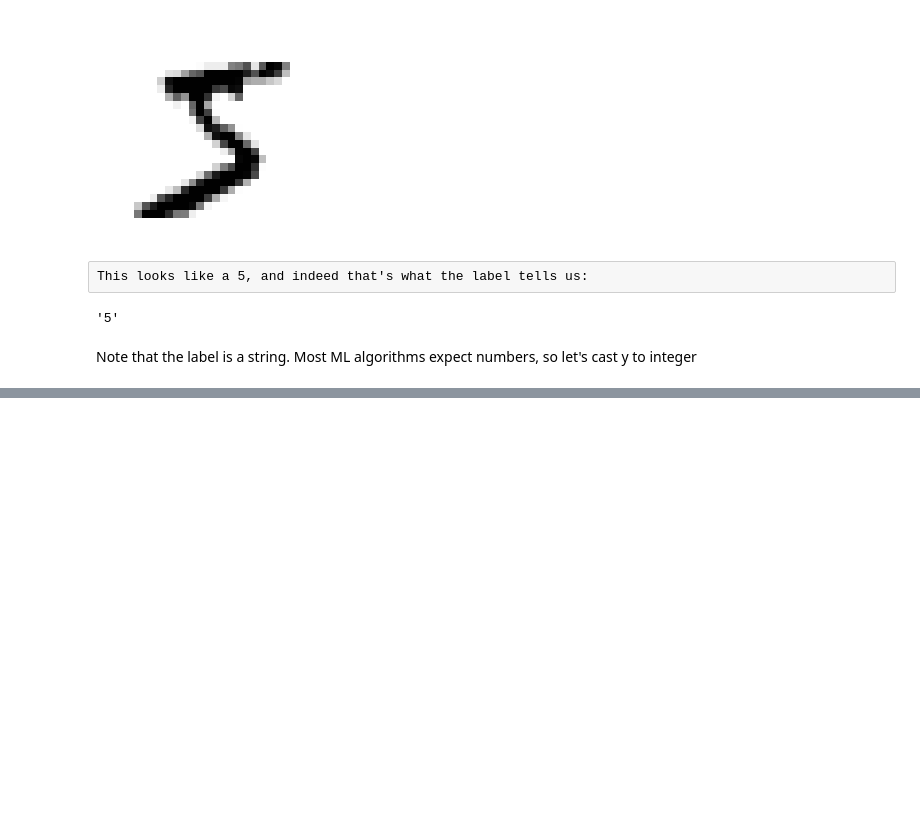
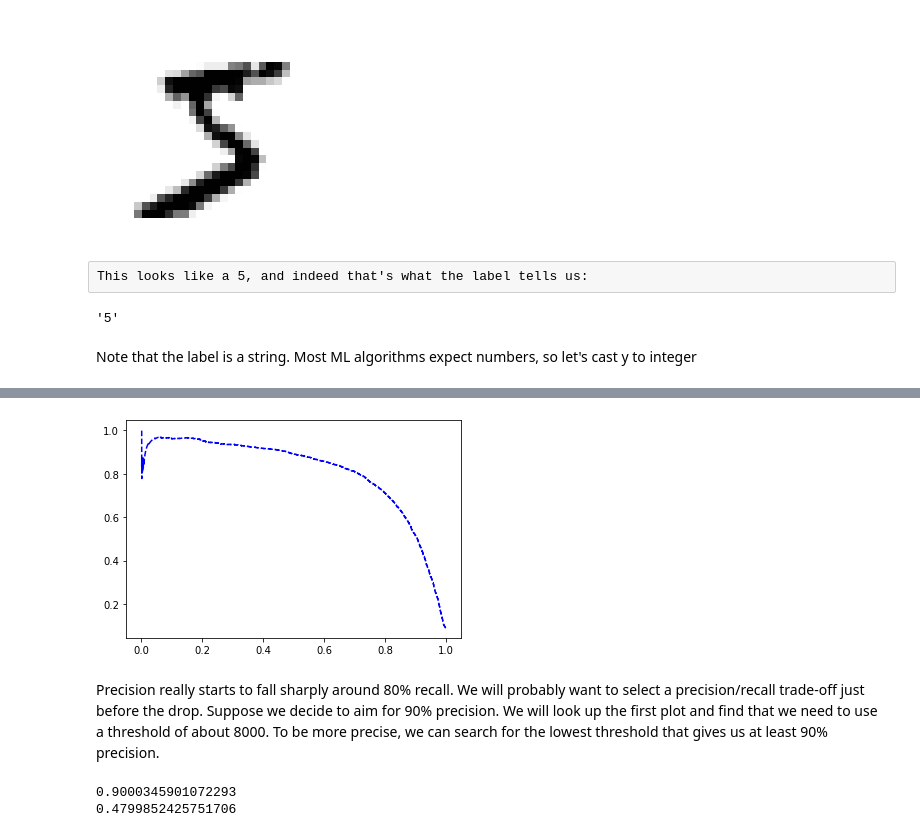
Before and after one commit to cristianpachon/hands-on-ml, a Jupyter notebook: code/02_classification/01_MNIST.ipynb, the cells around one changed output, grey strips where cells are left out. Drawn from its saved outputs; the diff is of its cells as text; code cells hidden in the pictures; blank space fills up the shorter version.

```diff
--- a/code/02_classification/01_MNIST.ipynb
+++ b/code/02_classification/01_MNIST.ipynb
@@ -42,0 +174,8 @@ y = y.astype(np.uint8)
+# %%
+plot_precision_vs_recall(precisions, recalls)
+plt.show()
+# %% [output]
+[figure, added]
+# %% [markdown]
+Precision really starts to fall sharply around 80% recall. We will probably want to select a precision/recall trade-off just before the drop.
+Suppose we decide to aim for 90% precision. We will look up the first plot and find that we need to use a threshold of about 8000. To be more precise, we can search for the lowest threshold that gives us at least 90% precision.
@@ -42,0 +186,7 @@ y = y.astype(np.uint8)
+# %%
+y_train_pred_90 = (y_scores >= threshold_90_precision)
+print(precision_score(y_train_5, y_train_pred_90))
+print(recall_score(y_train_5, y_train_pred_90))
+# %% [output]
+0.9000345901072293
+0.4799852425751706
```
Also changed, not shown: parts of 37 cells of this notebook.
